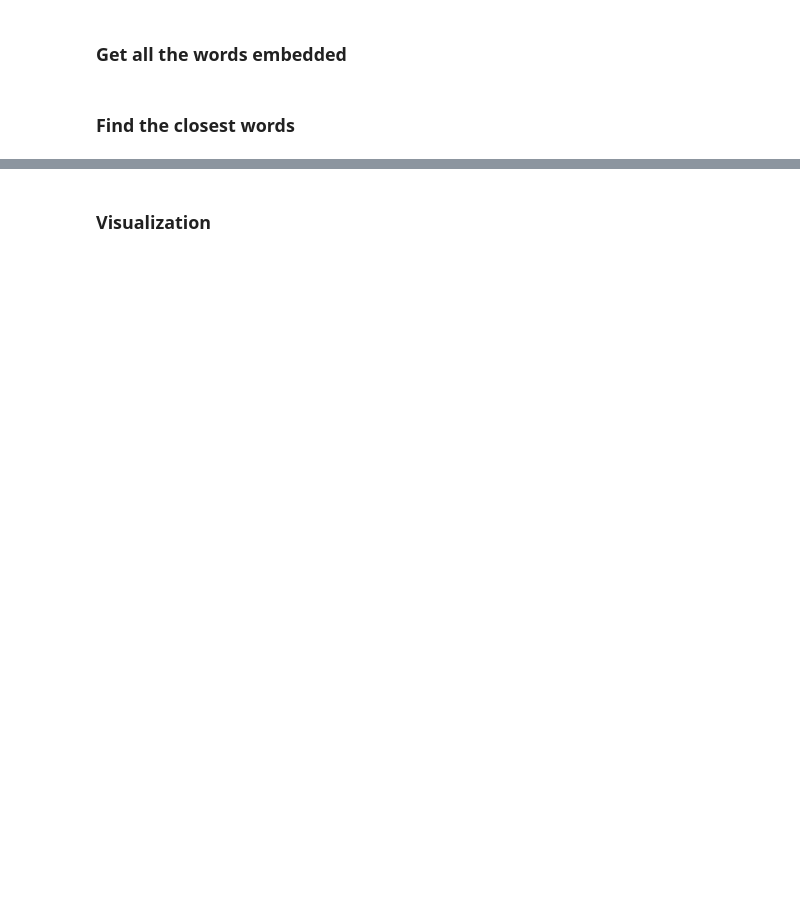
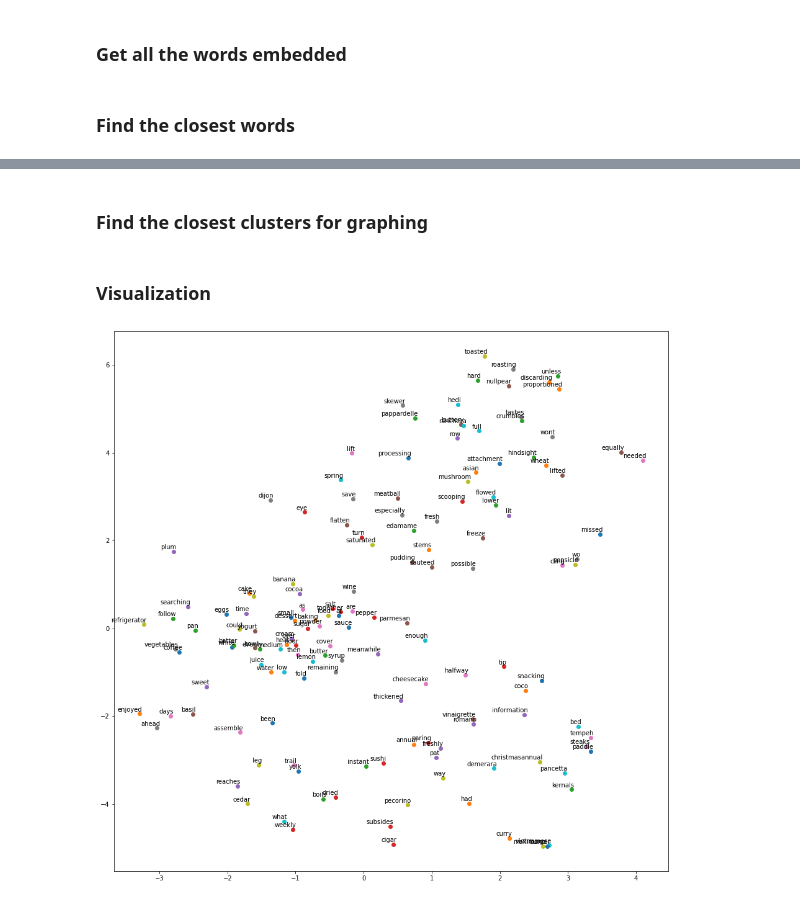
Before and after one commit to Big-Ideas-Lab/food2vec-text-api, a Jupyter notebook: tensorflow_cbow.ipynb, the cells around one changed output, grey strips where cells are left out. Saved outputs shown, nothing was run; the diff lists cells and outputs as text; code cells hidden in the pictures; blank space fills up the shorter version.

Commit message:
created easier visualizations

```diff
--- a/tensorflow_cbow.ipynb
+++ b/tensorflow_cbow.ipynb
@@ -121,7 +140,7 @@ print(len(vocab))
 X = []
 Y = []
 temp_dict = []
-window_size = 10
+window_size = 5
 for i in range(len(words)):
     a = i-window_size
     b= i+window_size
@@ -166,7 +195,7 @@ sess.run(init)
 # %% [markdown]
 ### Train
 # %%
-for epoch in range(5):
+for epoch in range(100):
     avg_cost = 0
     for i in range(n_batches-1):
         batch_x = X[i*batch_size:(i+1)*batch_size]
@@ -177,4 +206,3 @@ for epoch in range(5):
 
         avg_cost += c/n_batches
     print('Epoch',epoch,' - ',avg_cost)
-save_path = saver.save(sess,'/Users/Owner/repos/food2vec-text-api/weights.ckpt')
@@ -194,7 +242,16 @@ for i in vocab:
 def closest(word,n):
     distances = dict()
     for w in embeddings.keys():
-        distances[w] = cosine_similarity(embeddings[w],embeddings[word])
-    d_sorted = OrderedDict(sorted(distances.items(),key = lambda x:x[1] ,reverse = True))
-    s_words = d_sorted.keys()
+        distances[w] = spatial.distance.cosine(embeddings[w],embeddings[word])
+    d_sorted = OrderedDict(sorted(distances.items(),key = lambda x:x[1] ,reverse = False))
+    s_words = [key for key in d_sorted.keys()]
     print(s_words[:n])
+    return s_words[:n]
+# %%
+closest_words = closest("mushroom",50)
+closest_words2 = closest("cake", 50)
+cw3 = closest("sushi", 50)
+closest_words.extend(closest_words2)
+closest_words.extend(cw3)
+setlist = list(set(closest_words))
+print(setlist)
@@ -201,26 +284,30 @@ def closest(word,n):
+# %% [markdown]
+### Find the closest clusters for graphing
 # %% [markdown]
 ### Visualization
 # %%
 labels = []
 tokens = []
-for w in embeddings.keys():
+for w in setlist:
     labels.append(w)
     tokens.append(embeddings[w])
 tsne_model = TSNE(perplexity=40, n_components=2, init='pca', n_iter=2500, random_state=23)
 new_values = tsne_model.fit_transform(tokens)
 x = []
 y = []
 for value in new_values:
     x.append(value[0])
     y.append(value[1])
 
 plt.figure(figsize=(16, 16))
 for i in range(len(x)):
     plt.scatter(x[i],y[i])
     plt.annotate(labels[i],
                      xy=(x[i], y[i]),
                      xytext=(5, 2),
                      textcoords='offset points',
                      ha='right',
                      va='bottom')
 plt.show()
+# %% [output]
+[figure, added]
```
Also changed, not shown: parts of 29 cells of this notebook.
